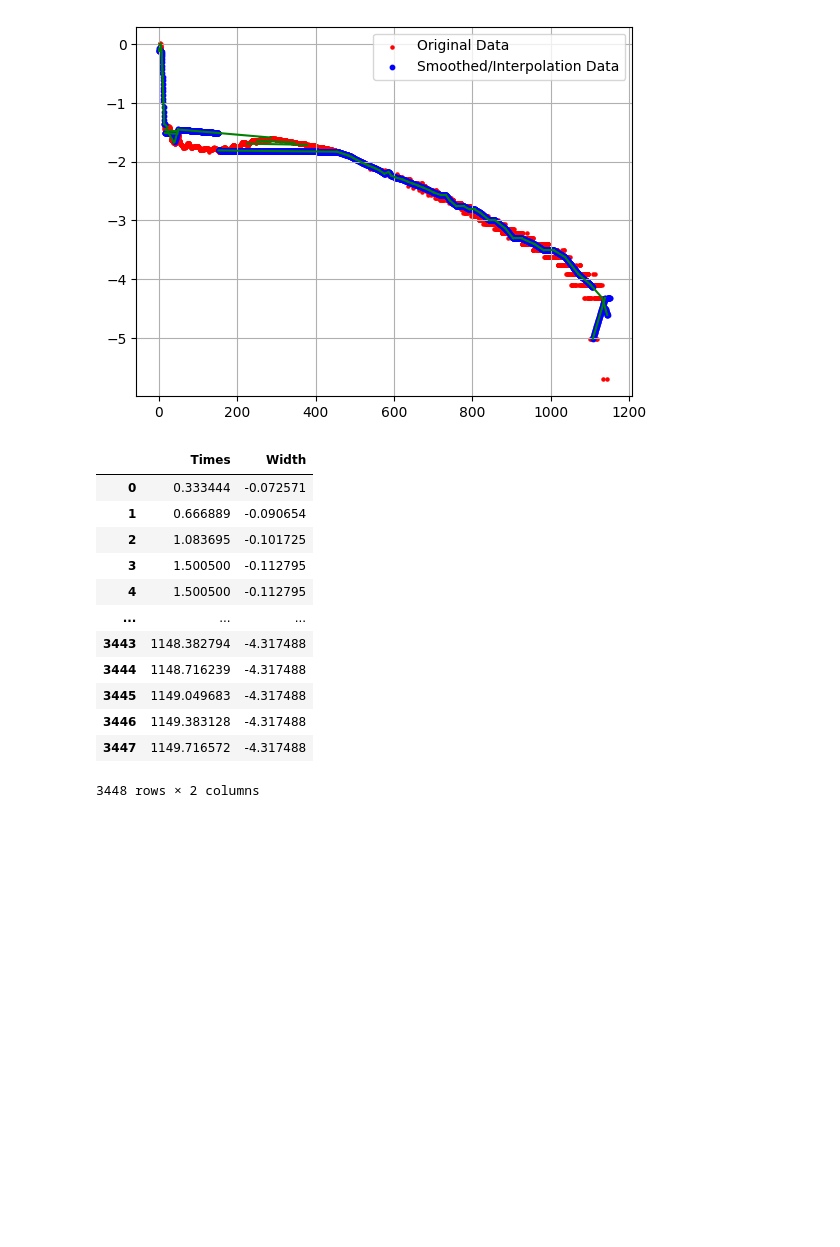
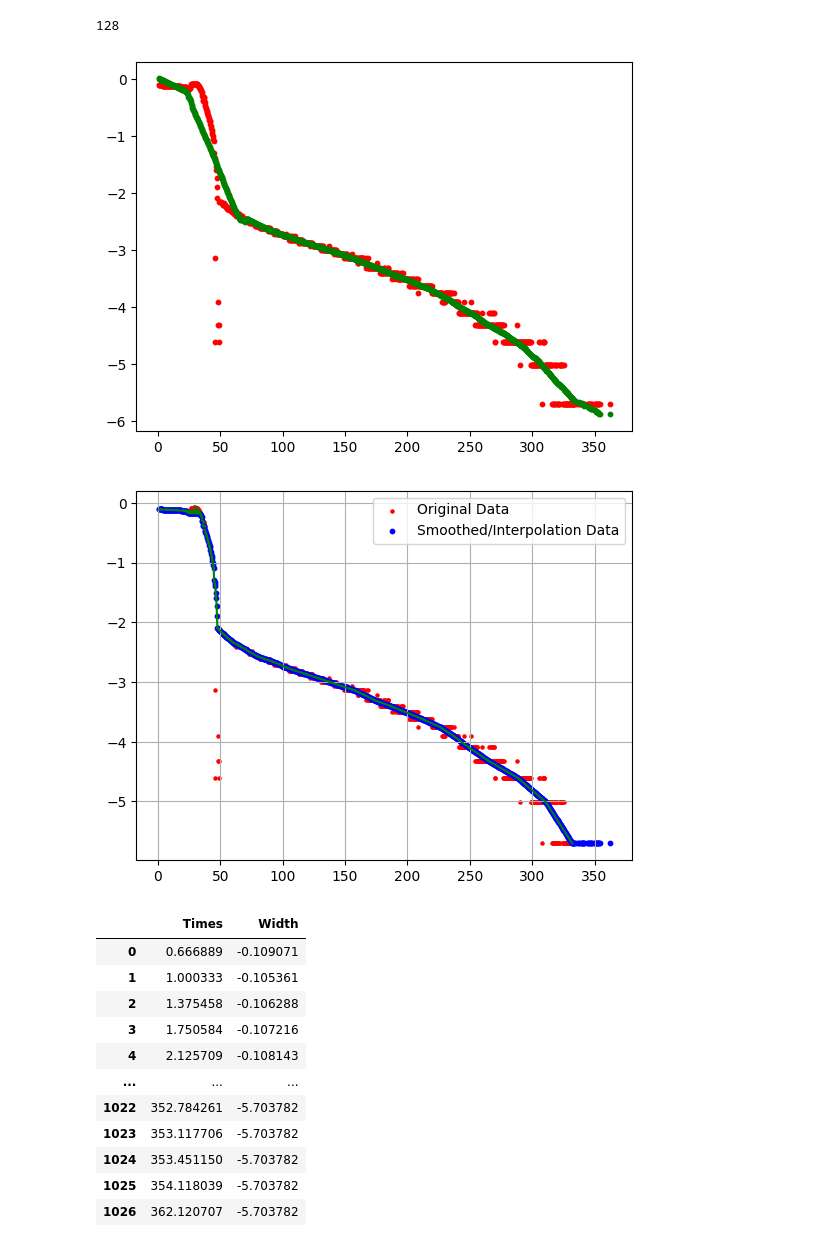
Before and after one commit to YashM8/DoS-Analysis, a Jupyter notebook: development/linspace_smoother.ipynb, the cells around one changed output. Saved outputs shown, nothing was run; the diff lists cells and outputs as text; code cells hidden in the pictures; blank space fills up the shorter version.

```diff
--- a/development/linspace_smoother.ipynb
+++ b/development/linspace_smoother.ipynb
@@ -6,6 +7,7 @@ from analyze import *
 # %%
-data = pd.read_csv("/Users/ypm/Desktop/DoS/analysis_results.csv")
-# data = data[(data['Times'] >= 200) & (data['Times'] <= 500)]
-mat.plot(data['Times'], data['Width'], 'bo', markersize=5)
-mat.show()
+data = pd.read_csv("/Users/ypm/Desktop/DoS/data/toomuch.csv")
+# data = data[(data['Times'] >= 200) & (data['Times'] <= 300)]
+plt.plot(data['Times'], data['Width'], 'bo', markersize=5)
+plt.show()
+print(data.shape)
 # %% [output]
@@ -13,58 +16,64 @@ mat.show()
 # %%
 def linspaceSmoother(df):
     processed_df = df.copy()
     df['Diff'] = df['Width'].diff()
     step_centers = df.groupby('Width')['Times'].median().tolist()
-
-    mat.scatter(df['Times'], df['Width'], label='Original Data', s=5, color="red")
-    # mat.vlines(step_centers, ymin=df['Width'].min(), ymax=df['Width'].max(), color='grey', label='Step Centers')
-
+    plt.scatter(df['Times'], df['Width'], label='Original Data', s=5, color="red")
+    # plt.vlines(step_centers, ymin=df['Width'].min(), ymax=df['Width'].max(), color='grey', label='Step Centers')
     step_widths = []
     step_centers = step_centers[::-1]
     for center in step_centers:
         width = df[df['Times'] == center]['Width'].values
         if len(width) == 0:
             nearest_width = df.iloc[(df['Times'] - center).abs().argsort()[:1]]['Width'].values
             if len(nearest_width) > 0:
                 step_widths.append(nearest_width[0])
         else:
             step_widths.append(width[0])
-
     for i in range(len(step_widths) - 1):
         df_for_x = df[(df['Times'] >= step_centers[i]) & (df['Times'] <= step_centers[i + 1])]
         count_x = len(df_for_x)
-
         x_vals = np.linspace(step_centers[i], step_centers[i + 1], num=count_x)
         y_vals = np.linspace(step_widths[i], step_widths[i + 1], num=count_x)
-
         processed_df.loc[df_for_x.index, 'Times'] = x_vals
         processed_df.loc[df_for_x.index, 'Width'] = y_vals
-
-        mat.plot(x_vals, y_vals, color='green')
-
-    mat.scatter(processed_df['Times'], processed_df['Width'], label='Smoothed/Interpolation Data', s=10, color="blue")
-
-    mat.legend()
-    mat.grid()
-    mat.show()
-
+        plt.plot(x_vals, y_vals, color='green')
+    plt.scatter(processed_df['Times'], processed_df['Width'], label='Smoothed/Interpolation Data', s=10, color="blue")
+    plt.legend()
+    plt.grid()
+    plt.show()
     processed_df = processed_df[["Times", "Width"]]
     processed_df = processed_df.dropna()
     return  processed_df
 
+def savGolSmoother(dataframe, window_length=15, polyorder=1):
+    times = dataframe["Times"].values
+    width = dataframe["Width"].values
+    window_length = len(width)//8
+    print(window_length)
+    smoothed_width = savgol_filter(width, window_length, polyorder)
+    smoothed_df = pd.DataFrame({"Times": times, "Width": smoothed_width})
+    return smoothed_df
+
+sm_data = savGolSmoother(data)
+plt.scatter(data["Times"], data["Width"], color="red", s=10)
+plt.scatter(sm_data["Times"], sm_data["Width"], color="green", s=10)
+plt.show()
+
 linspaceSmoother(data)
 # %% [output]
+128
-[figure, old version]
+[figure, new version]
+[figure, added]
 |  | Times | Width |
-| 0 | 0.333444 | -0.072571 |
-| 1 | 0.666889 | -0.090654 |
-| 2 | 1.083695 | -0.101725 |
-| 3 | 1.500500 | -0.112795 |
-| 4 | 1.500500 | -0.112795 |
+| 0 | 0.666889 | -0.109071 |
+| 1 | 1.000333 | -0.105361 |
+| 2 | 1.375458 | -0.106288 |
+| 3 | 1.750584 | -0.107216 |
+| 4 | 2.125709 | -0.108143 |
 | ... | ... | ... |
-| 3443 | 1148.382794 | -4.317488 |
-| 3444 | 1148.716239 | -4.317488 |
-| 3445 | 1149.049683 | -4.317488 |
-| 3446 | 1149.383128 | -4.317488 |
-| 3447 | 1149.716572 | -4.317488 |
+| 1022 | 352.784261 | -5.703782 |
+| 1023 | 353.117706 | -5.703782 |
+| 1024 | 353.451150 | -5.703782 |
+| 1025 | 354.118039 | -5.703782 |
+| 1026 | 362.120707 | -5.703782 |
-3448 rows × 2 columns
```
Also changed, not shown: parts of 7 cells of this notebook, 2 other files.
